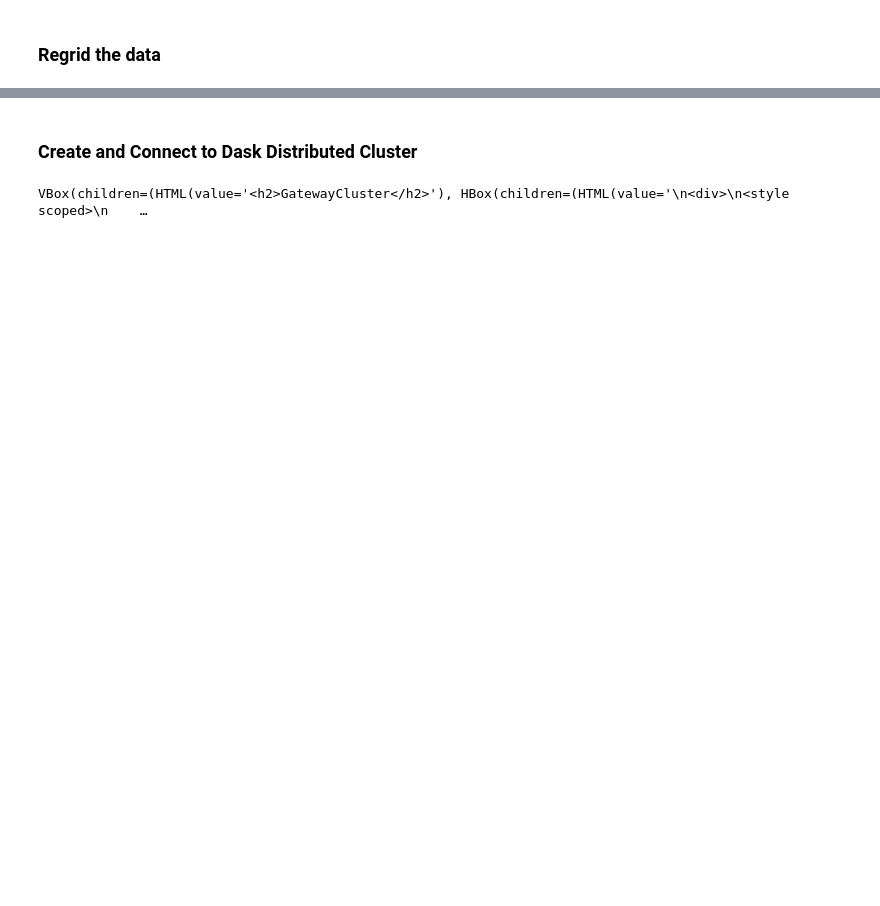
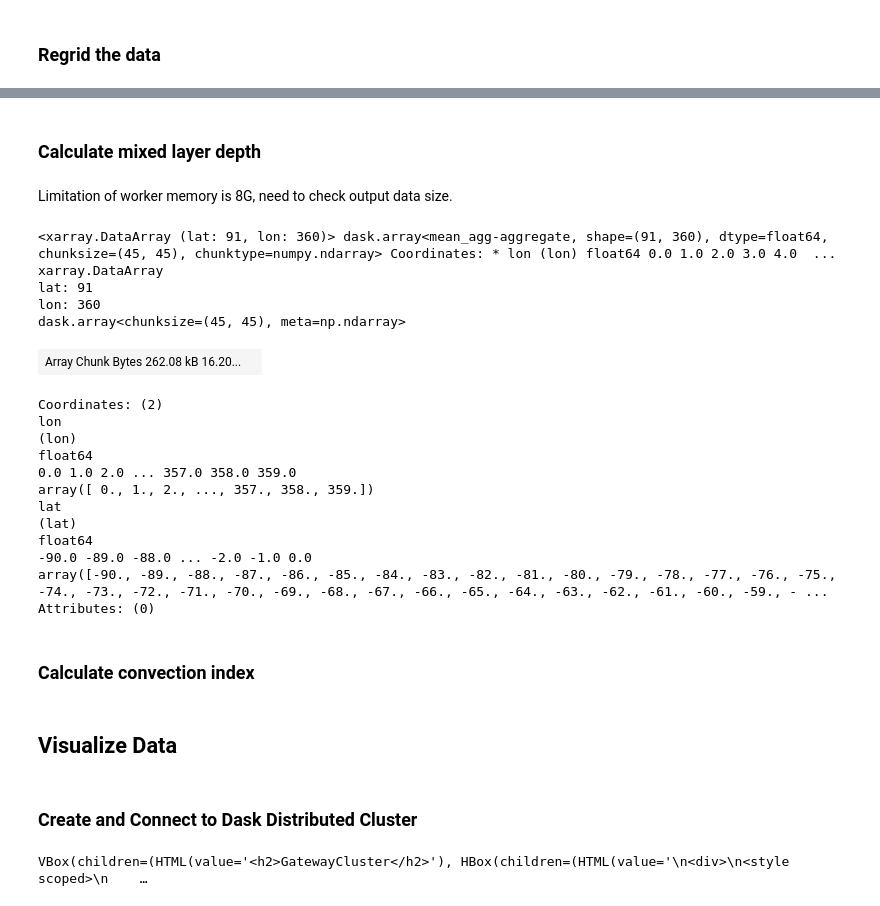
Before and after one commit to shunzi-work/SouthernOceanPolynya, a Jupyter notebook: Convection.ipynb, the cells around one changed output, grey strips where cells are left out. Drawn from its saved outputs; the diff is of its cells as text; code cells hidden in the pictures; blank space fills up the shorter version.

```diff
--- a/Convection.ipynb
+++ b/Convection.ipynb
@@ -120,7 +116,6 @@ Limitation of worker memory is 8G, need to check output data size.
 # %%
 start_year = 1
-end_year = 100
+end_year = 500
 month_no = 9
 
 da_dens = func_calc_dens(datasets, (start_year-1)*12, end_year*12, month_no)
-da_dens
@@ -172,0 +142,2 @@ Remove file bilinear_180x360_181x361_peri.nc
+# %% [markdown]
+### Calculate mixed layer depth
@@ -172,0 +205,26 @@ Remove file bilinear_180x360_181x361_peri.nc
+# %% [markdown]
+Limitation of worker memory is 8G, need to check output data size.
+# %%
+da_mld_mean = da_mld.mean(dim='time', skipna=True)
+da_mld_mean
+# %% [output]
+<xarray.DataArray (lat: 91, lon: 360)> dask.array<mean_agg-aggregate, shape=(91, 360), dtype=float64, chunksize=(45, 45), chunktype=numpy.ndarray> Coordinates: * lon (lon) float64 0.0 1.0 2.0 3.0 4.0  ...
+xarray.DataArray
+lat: 91
+lon: 360
+dask.array<chunksize=(45, 45), meta=np.ndarray>
+| Array Chunk Bytes 262.08 kB 16.20... |  |
+Coordinates: (2)
+lon
+(lon)
+float64
+0.0 1.0 2.0 ... 357.0 358.0 359.0
+array([ 0., 1., 2., ..., 357., 358., 359.])
+lat
+(lat)
+float64
+-90.0 -89.0 -88.0 ... -2.0 -1.0 0.0
+array([-90., -89., -88., -87., -86., -85., -84., -83., -82., -81., -80., -79., -78., -77., -76., -75., -74., -73., -72., -71., -70., -69., -68., -67., -66., -65., -64., -63., -62., -61., -60., -59., - ...
+Attributes: (0)
+# %% [markdown]
+### Calculate convection index
@@ -173,3 +242,5 @@ Remove file bilinear_180x360_181x361_peri.nc
+# %% [markdown]
+## Visualize Data
 # %% [markdown]
 ### Create and Connect to Dask Distributed Cluster
 # %%
```
Also changed, not shown: parts of 22 cells of this notebook.
